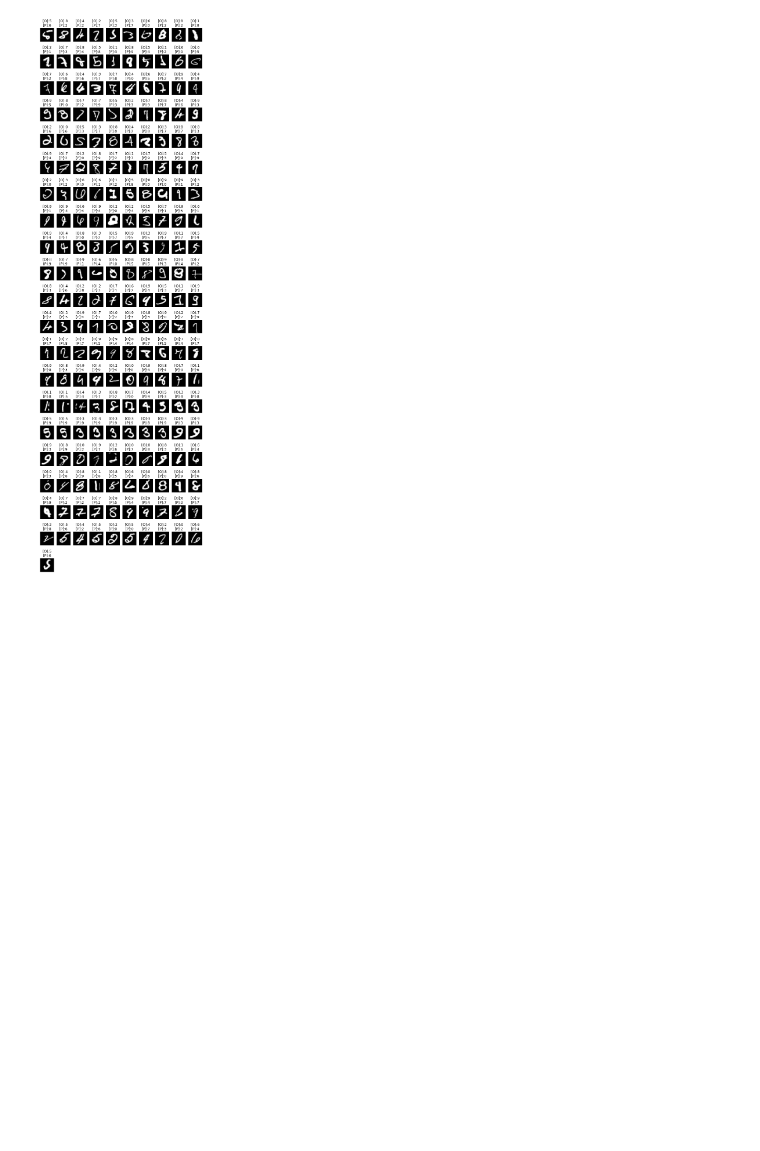
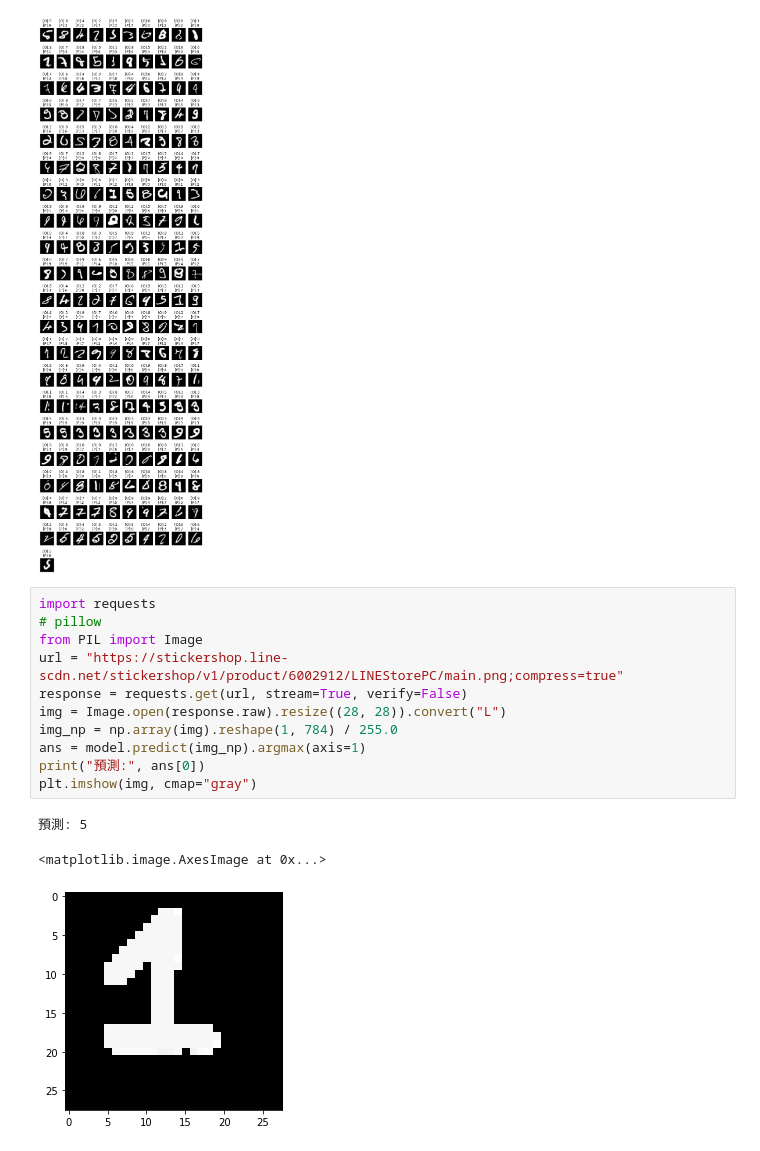
Before and after one commit to Elwing-Chou/tibaml0922, a Jupyter notebook: mlp.ipynb, the cells around one changed output. Drawn from its saved outputs; the diff is of its cells as text; blank space fills up the shorter version.

```diff
--- a/mlp.ipynb
+++ b/mlp.ipynb
@@ -170,3 +170,18 @@ for i in range(len(idx)):
     plt.imshow(pre_false_img[i], cmap="gray")
 # %% [output]
 [figure]
+# %%
+import requests
+# pillow
+from PIL import Image
+url = "https://stickershop.line-scdn.net/stickershop/v1/product/6002912/LINEStorePC/main.png;compress=true"
+response = requests.get(url, stream=True, verify=False)
+img = Image.open(response.raw).resize((28, 28)).convert("L")
+img_np = np.array(img).reshape(1, 784) / 255.0
+ans = model.predict(img_np).argmax(axis=1)
+print("預測:", ans[0])
+plt.imshow(img, cmap="gray")
+# %% [output]
+預測: 5
+<matplotlib.image.AxesImage at 0x...>
+[figure, added]
```
